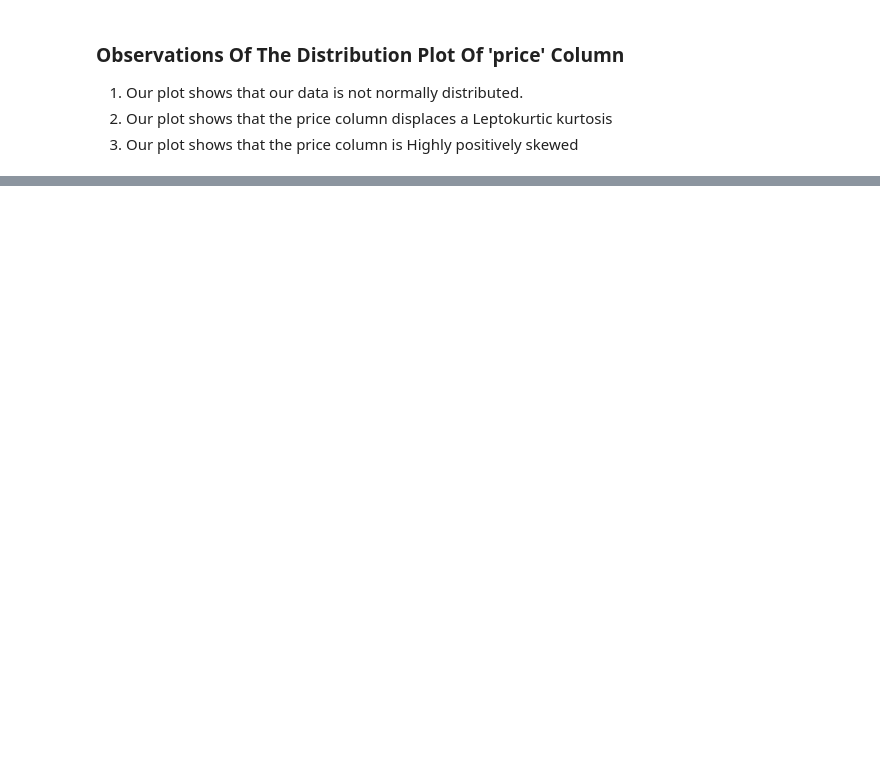
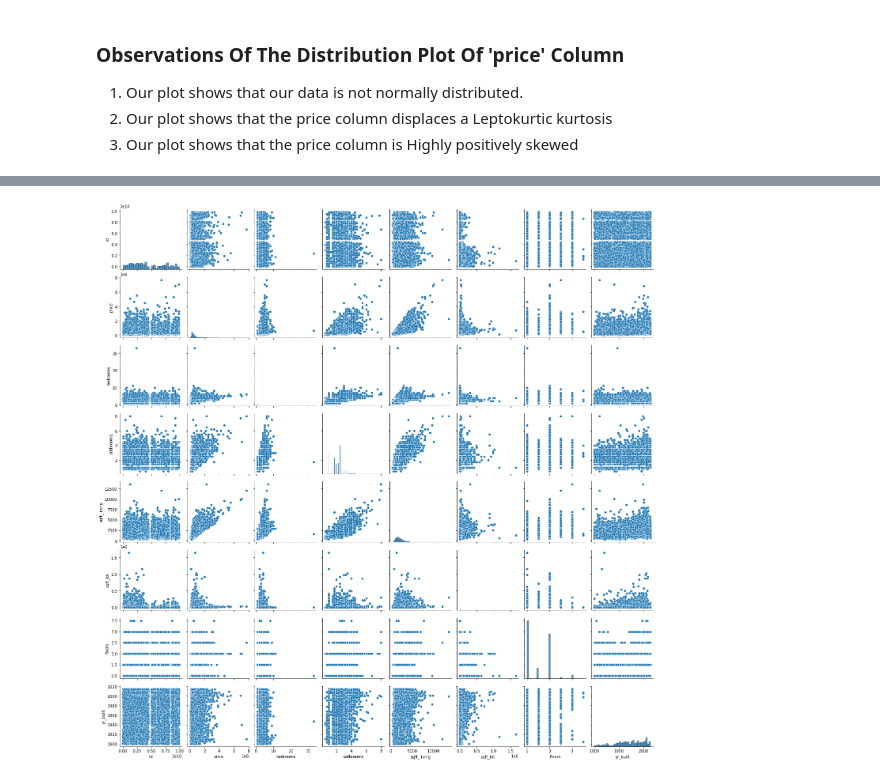
Before and after one commit to janejeshen/dsc-phase-2-project-v2-3, a Jupyter notebook: student.ipynb, the cells around one changed output, grey strips where cells are left out. Drawn from its saved outputs; the diff is of its cells as text; code cells hidden in the pictures; blank space fills up the shorter version.

```diff
--- a/student.ipynb
+++ b/student.ipynb
@@ -310,2 +331,7 @@ bathrooms      0.526155
 Name: price, dtype: float64
+# %%
+# Pairplot to show linearity
+sns.pairplot(houses_df);
+# %% [output]
+[figure, added]
 # %%
```
Also changed, not shown: parts of 52 cells of this notebook.
